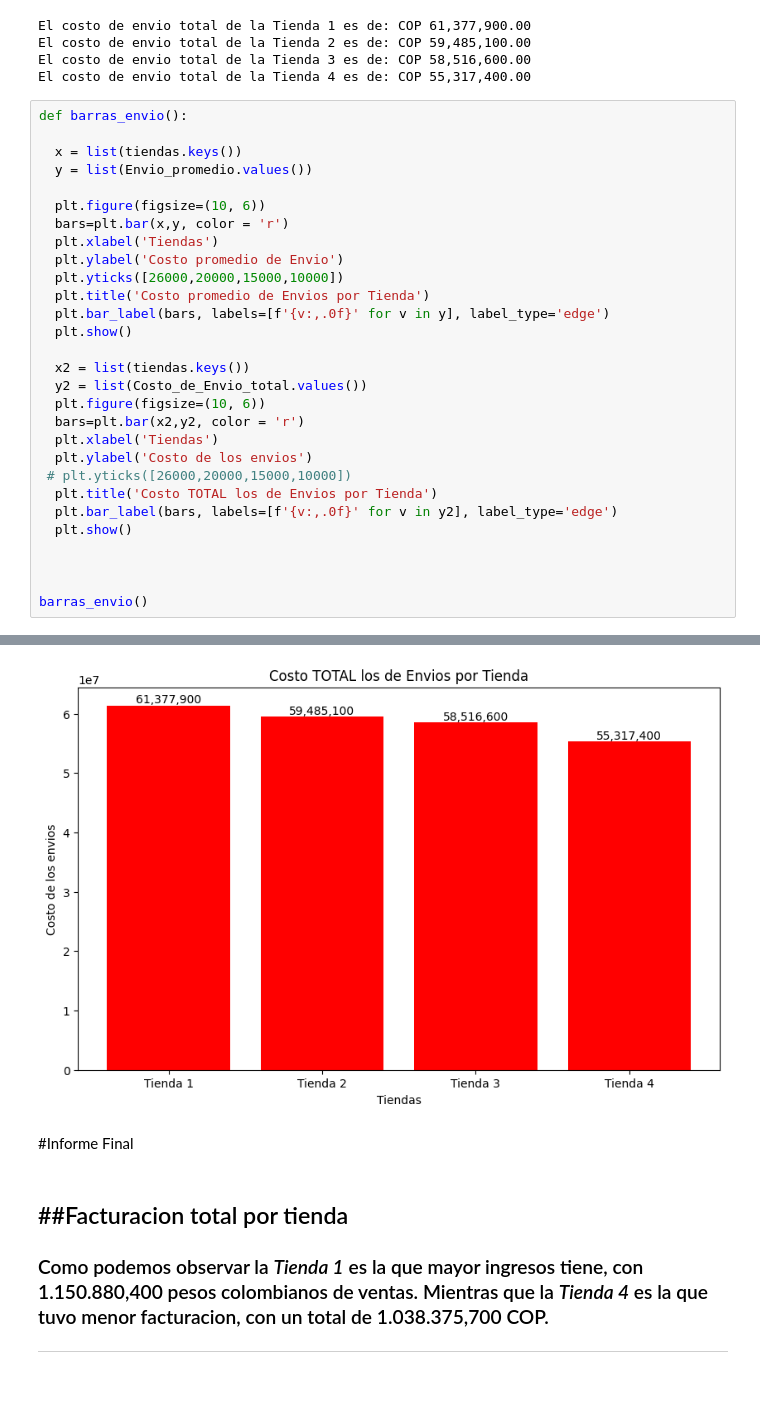
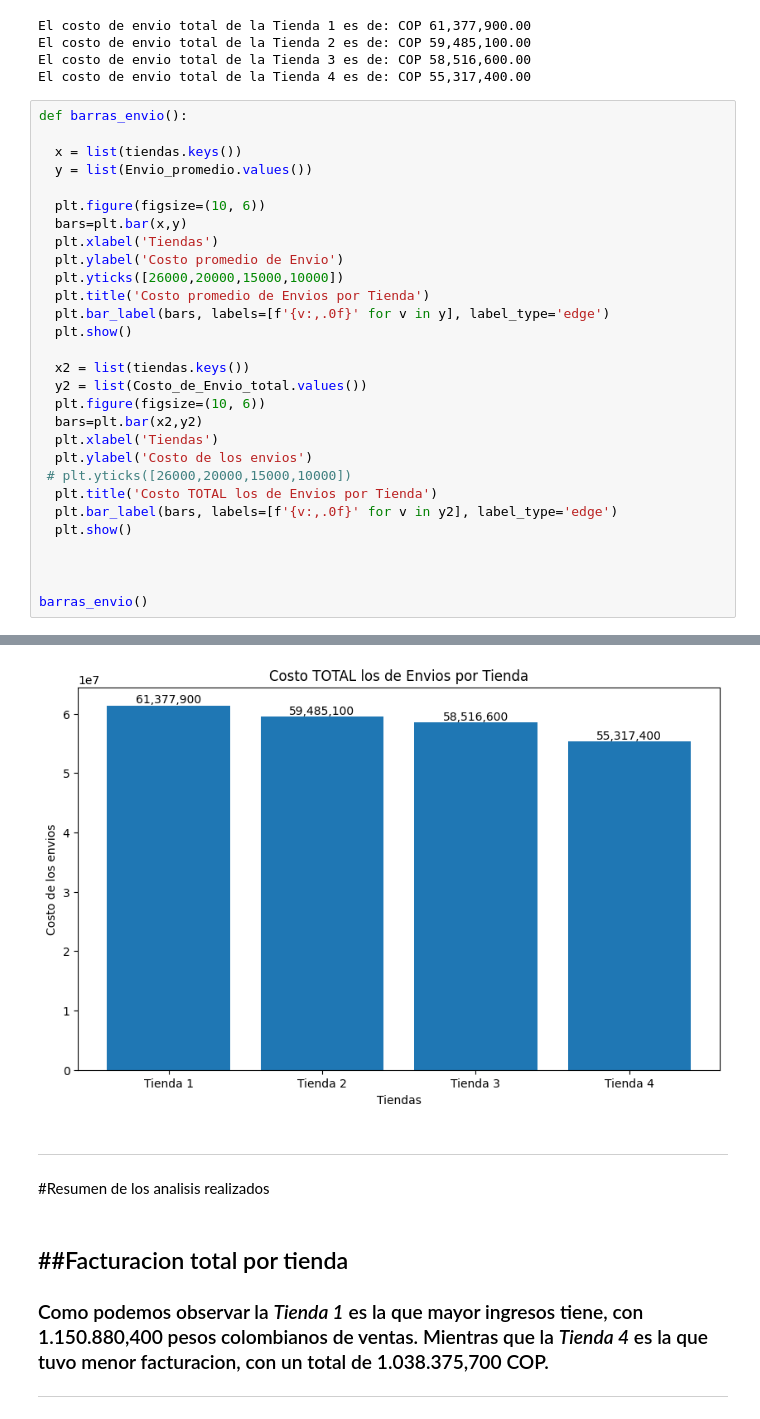
Before and after one commit to aynara-codes/AluraStore_Challenge, a Jupyter notebook: AluraStoreLatam.ipynb, the cells around one changed output, grey strips where cells are left out. Saved outputs shown, nothing was run; the diff lists cells and outputs as text; blank space fills up the shorter version.

```diff
--- a/AluraStoreLatam.ipynb
+++ b/AluraStoreLatam.ipynb
@@ -338,7 +338,7 @@ def barras_envio():
   y = list(Envio_promedio.values())
 
   plt.figure(figsize=(10, 6))
-  bars=plt.bar(x,y, color = 'r')
+  bars=plt.bar(x,y)
   plt.xlabel('Tiendas')
   plt.ylabel('Costo promedio de Envio')
   plt.yticks([26000,20000,15000,10000])
@@ -349,7 +349,7 @@ def barras_envio():
   x2 = list(tiendas.keys())
   y2 = list(Costo_de_Envio_total.values())
   plt.figure(figsize=(10, 6))
-  bars=plt.bar(x2,y2, color = 'r')
+  bars=plt.bar(x2,y2)
   plt.xlabel('Tiendas')
   plt.ylabel('Costo de los envios')
  # plt.yticks([26000,20000,15000,10000])
@@ -365,6 +365,8 @@ barras_envio()
-[figure, old version]
+[figure, new version]
 # %% [markdown]
-#Informe Final
+---
+# %% [markdown]
+#Resumen de los analisis realizados
 # %% [markdown]
 ##Facturacion total por tienda
 ---
```
Also changed, not shown: parts of 7 cells of this notebook.
